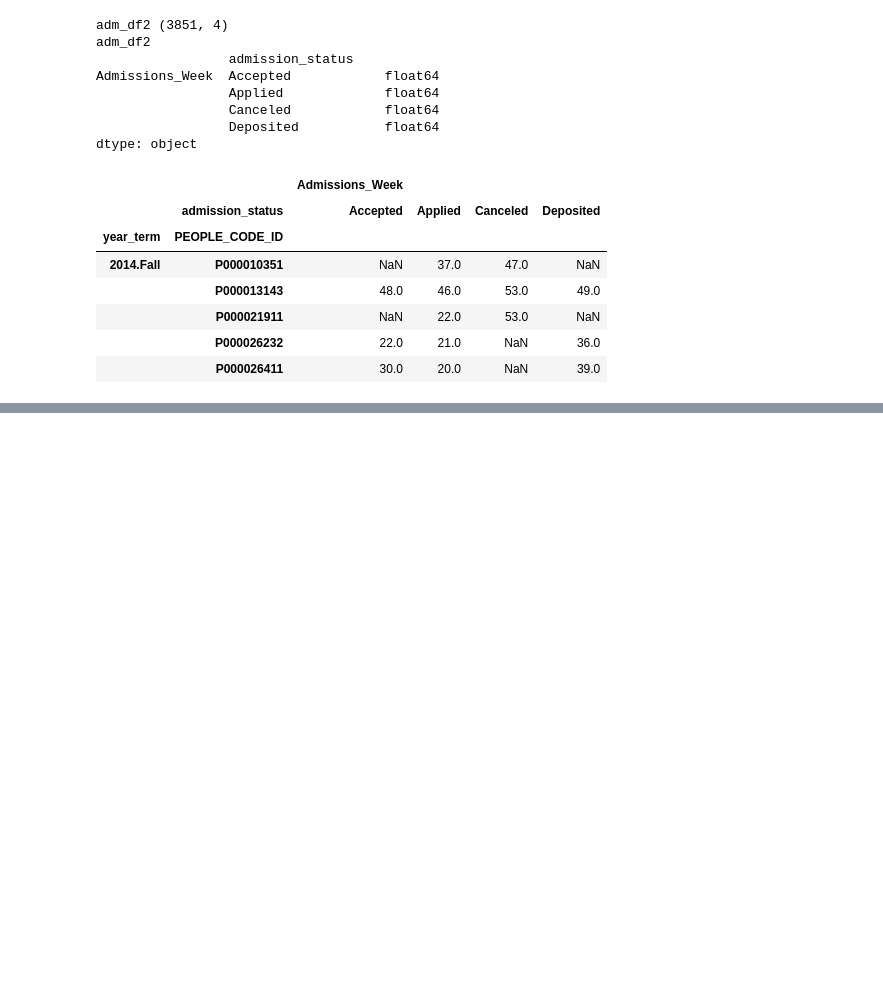
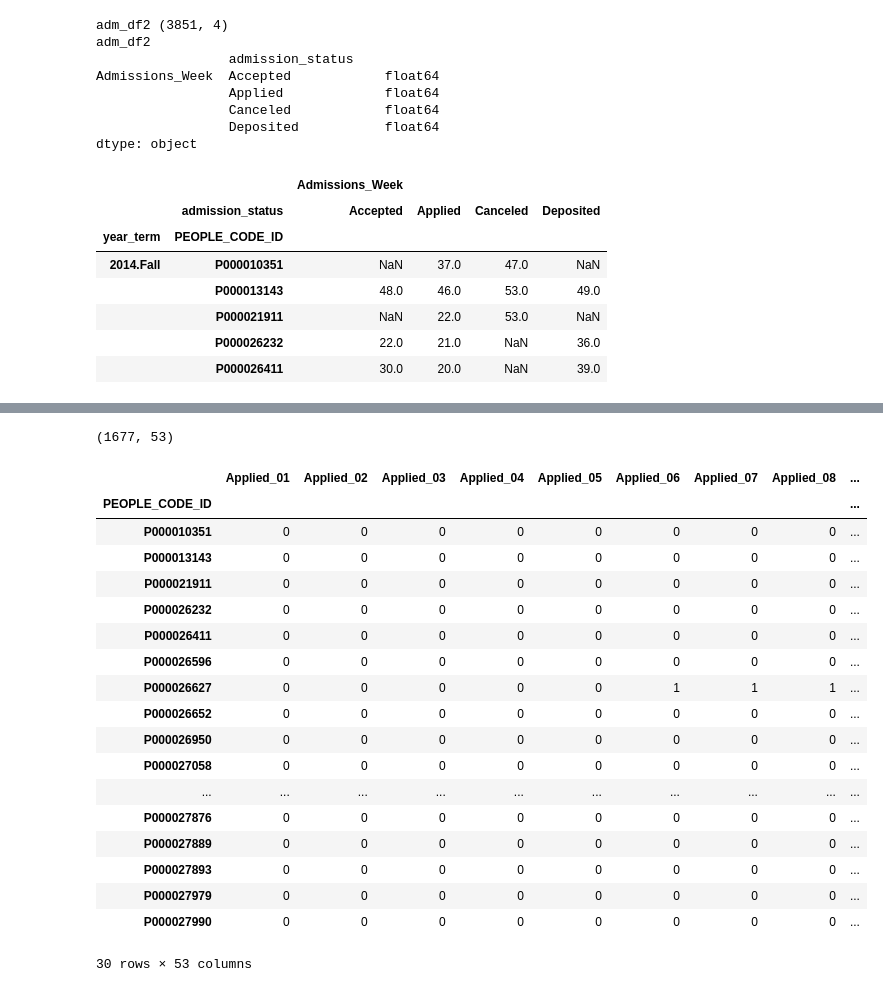
Before and after one commit to JeffWalton-PSC/Admissions, a Jupyter notebook: funnel/admissions_historic_data.ipynb, the cells around one changed output, grey strips where cells are left out. Drawn from its saved outputs; the diff is of its cells as text; code cells hidden in the pictures; blank space fills up the shorter version.

Commit message:
admissions processing flow - tabulate weeks

```diff
--- a/funnel/admissions_historic_data.ipynb
+++ b/funnel/admissions_historic_data.ipynb
@@ -402,0 +478,14 @@ adm_df2.head()
+# %%
+def f_applied(field, data_frame, n):
+    f_week = (lambda df: 1 if ((df[field]<=n) & (df['Canceled']>n)) else 0)
+    return data_frame.apply(f_week, axis=1)
+# %%
+data_frame = e
+field='Applied'
+weeks = range(1,54)
+r = pd.DataFrame(np.zeros((data_frame.shape[0],53)), index=data_frame.index, columns=[f'{field}_{w:02d}' for w in weeks])
+for w in weeks:
+    r.loc[:,f'{field}_{w:02d}'] = f_applied(field, data_frame, w)
+
+print(type(r))
+print(r.shape)
@@ -402,0 +495,10 @@ adm_df2.head()
+# %%
+def fill_weeks(field, data_frame):
+    weeks = range(1,54)
+    r = pd.DataFrame(np.zeros((data_frame.shape[0],53)), index=data_frame.index, columns=[f'{field}_{w:02d}' for w in weeks])
+    for w in weeks:
+        r.loc[:,f'{field}_{w:02d}'] = f_applied(field, data_frame, w)
+
+    return r
+# %%
+p = fill_weeks('Applied', e)
@@ -402,0 +516,25 @@ adm_df2.head()
+# %%
+
+print(p.shape)
+p.head(30)
+# %% [output]
+(1677, 53)
+|  | Applied_01 | Applied_02 | Applied_03 | Applied_04 | Applied_05 | Applied_06 | Applied_07 | Applied_08 | ... |
+| PEOPLE_CODE_ID |  |  |  |  |  |  |  |  | ... |
+| P000010351 | 0 | 0 | 0 | 0 | 0 | 0 | 0 | 0 | ... |
+| P000013143 | 0 | 0 | 0 | 0 | 0 | 0 | 0 | 0 | ... |
+| P000021911 | 0 | 0 | 0 | 0 | 0 | 0 | 0 | 0 | ... |
+| P000026232 | 0 | 0 | 0 | 0 | 0 | 0 | 0 | 0 | ... |
+| P000026411 | 0 | 0 | 0 | 0 | 0 | 0 | 0 | 0 | ... |
+| P000026596 | 0 | 0 | 0 | 0 | 0 | 0 | 0 | 0 | ... |
+| P000026627 | 0 | 0 | 0 | 0 | 0 | 1 | 1 | 1 | ... |
+| P000026652 | 0 | 0 | 0 | 0 | 0 | 0 | 0 | 0 | ... |
+| P000026950 | 0 | 0 | 0 | 0 | 0 | 0 | 0 | 0 | ... |
+| P000027058 | 0 | 0 | 0 | 0 | 0 | 0 | 0 | 0 | ... |
+| ... | ... | ... | ... | ... | ... | ... | ... | ... | ... |
+| P000027876 | 0 | 0 | 0 | 0 | 0 | 0 | 0 | 0 | ... |
+| P000027889 | 0 | 0 | 0 | 0 | 0 | 0 | 0 | 0 | ... |
+| P000027893 | 0 | 0 | 0 | 0 | 0 | 0 | 0 | 0 | ... |
+| P000027979 | 0 | 0 | 0 | 0 | 0 | 0 | 0 | 0 | ... |
+| P000027990 | 0 | 0 | 0 | 0 | 0 | 0 | 0 | 0 | ... |
+30 rows × 53 columns
```
Also changed, not shown: parts of 9 cells of this notebook.
